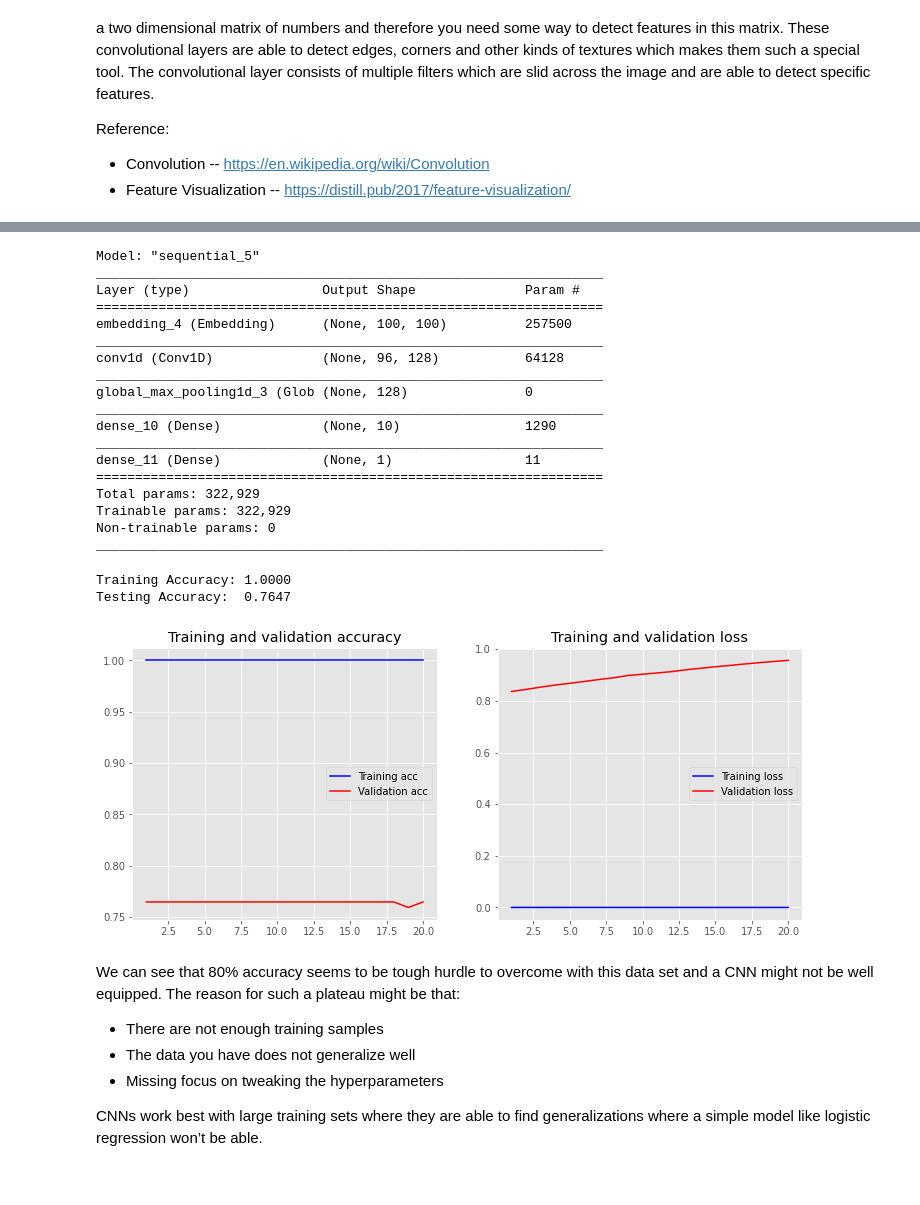
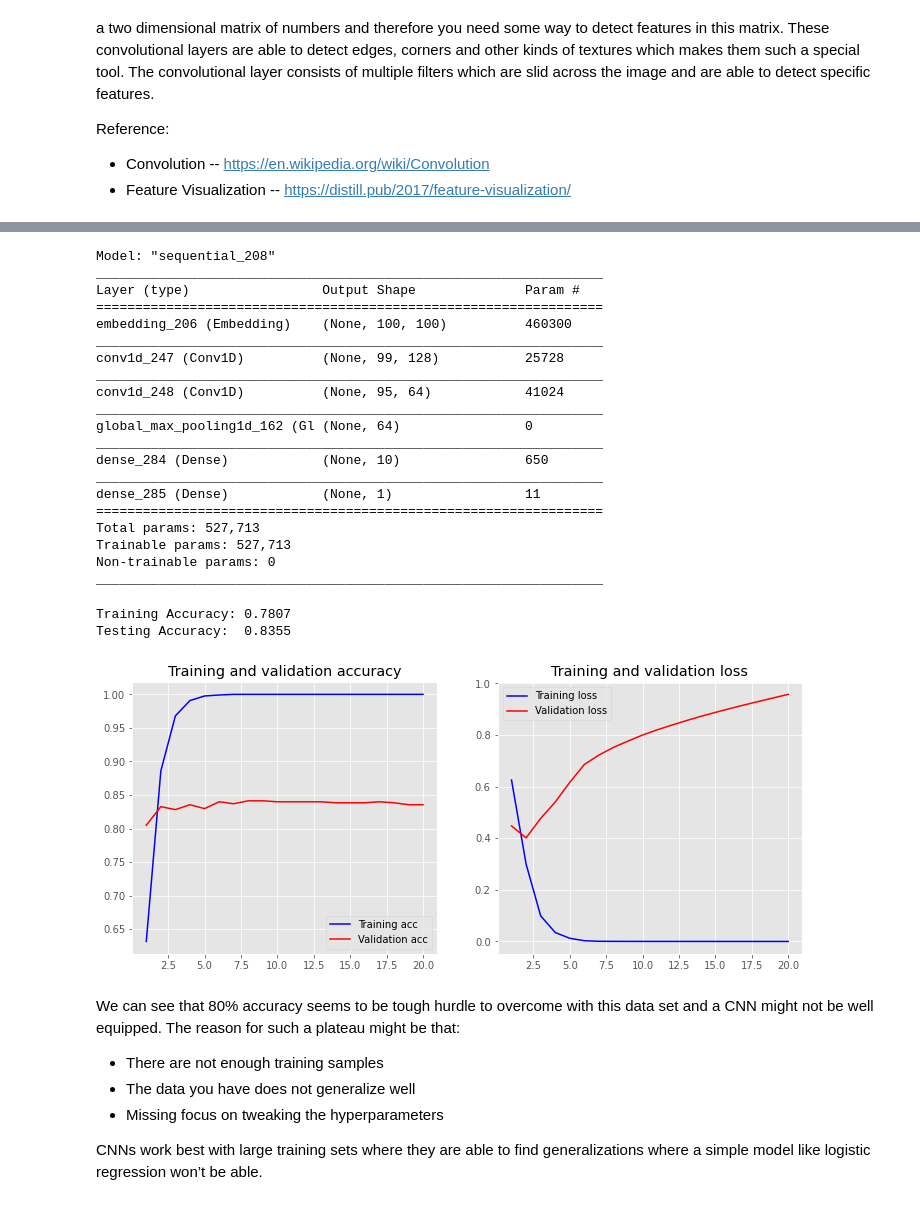
Before and after one commit to john2408/ClassificationProblems, a Jupyter notebook: Sentiment_Analysis/Sentiment_Analysis.ipynb, the cells around one changed output, grey strips where cells are left out. Saved outputs shown, nothing was run; the diff lists cells and outputs as text; code cells hidden in the pictures.

Commit message:
Adding Models for CNN and RNN

```diff
--- a/Sentiment_Analysis/Sentiment_Analysis.ipynb
+++ b/Sentiment_Analysis/Sentiment_Analysis.ipynb
@@ -618,49 +652,66 @@ Friendly Explanation of CNN - https://www.youtube.com/watch?v=2-Ol7ZB0MmU&ab_cha
 embedding_dim = 100
 
 model = Sequential()
+
 model.add(layers.Embedding(vocab_size, embedding_dim, input_length=maxlen))
-model.add(layers.Conv1D(128, 5, activation='relu'))
+
+# Filters: No. of output filter in the convolution
+# kernel_size: An integer or tuple/list of a single integer, specifying the length of the 1D convolution window.
+model.add(layers.Conv1D(filters = 128, kernel_size = 2, activation='relu'))
+
+# Global max pooling operation for 1D temporal data.
+# Downsamples the input representation by taking the maximum value over the time dimension
+#model.add(layers.GlobalMaxPooling1D())
+
+model.add(layers.Conv1D(filters = 64, kernel_size = 5, activation='relu'))
+
 model.add(layers.GlobalMaxPooling1D())
+
 model.add(layers.Dense(10, activation='relu'))
+
 model.add(layers.Dense(1, activation='sigmoid'))
+
 model.compile(optimizer='adam',
               loss='binary_crossentropy',
               metrics=['accuracy'])
+
 model.summary()
 # %% [output]
-Model: "sequential_5"
+Model: "sequential_208"
 _________________________________________________________________
 Layer (type)                 Output Shape              Param #
 =================================================================
-embedding_4 (Embedding)      (None, 100, 100)          257500
+embedding_206 (Embedding)    (None, 100, 100)          460300
 _________________________________________________________________
-conv1d (Conv1D)              (None, 96, 128)           64128
+conv1d_247 (Conv1D)          (None, 99, 128)           25728
 _________________________________________________________________
-global_max_pooling1d_3 (Glob (None, 128)               0
+conv1d_248 (Conv1D)          (None, 95, 64)            41024
 _________________________________________________________________
-dense_10 (Dense)             (None, 10)                1290
+global_max_pooling1d_162 (Gl (None, 64)                0
 _________________________________________________________________
-dense_11 (Dense)             (None, 1)                 11
+dense_284 (Dense)            (None, 10)                650
+_________________________________________________________________
+dense_285 (Dense)            (None, 1)                 11
 =================================================================
-Total params: 322,929
-Trainable params: 322,929
+Total params: 527,713
+Trainable params: 527,713
 Non-trainable params: 0
 _________________________________________________________________
 # %%
 history = model.fit(X_train, y_train,
                     epochs=20,
                     verbose=False,
                     validation_data=(X_test, y_test),
                     batch_size=10)
-loss, accuracy = model.evaluate(X_train, y_train, verbose=False)
+model.evaluate(X_train, y_train, verbose=False)
 print("Training Accuracy: {:.4f}".format(accuracy))
 loss, accuracy = model.evaluate(X_test, y_test, verbose=False)
 print("Testing Accuracy:  {:.4f}".format(accuracy))
 plot_history(history)
 # %% [output]
-Training Accuracy: 1.0000
-Testing Accuracy:  0.7647
+Training Accuracy: 0.7807
+Testing Accuracy:  0.8355
-[figure, old version]
+[figure, new version]
 # %% [markdown]
 We can see that 80% accuracy seems to be tough hurdle to overcome with this data set and a CNN might not be well equipped. The reason for such a plateau might be that:
 
```
Also changed, not shown: parts of 20 cells of this notebook, 7 other files.
